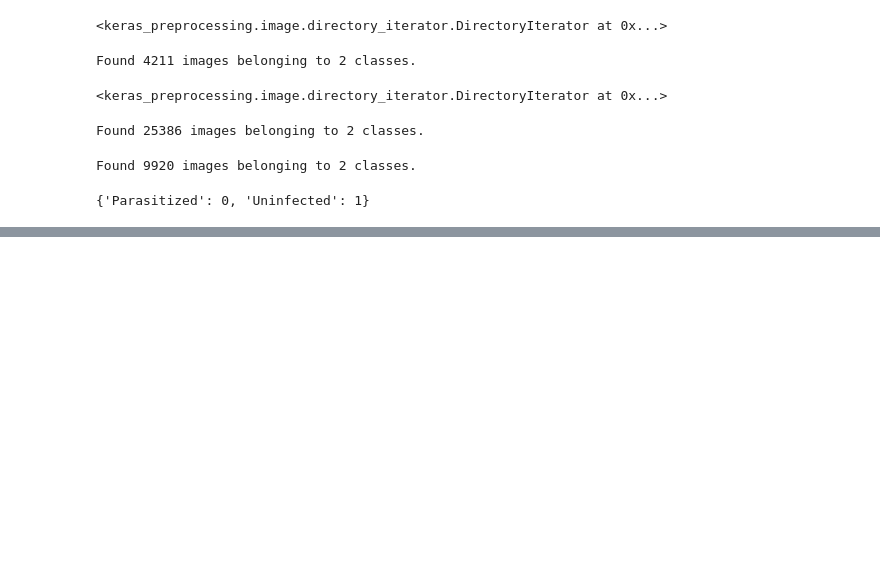
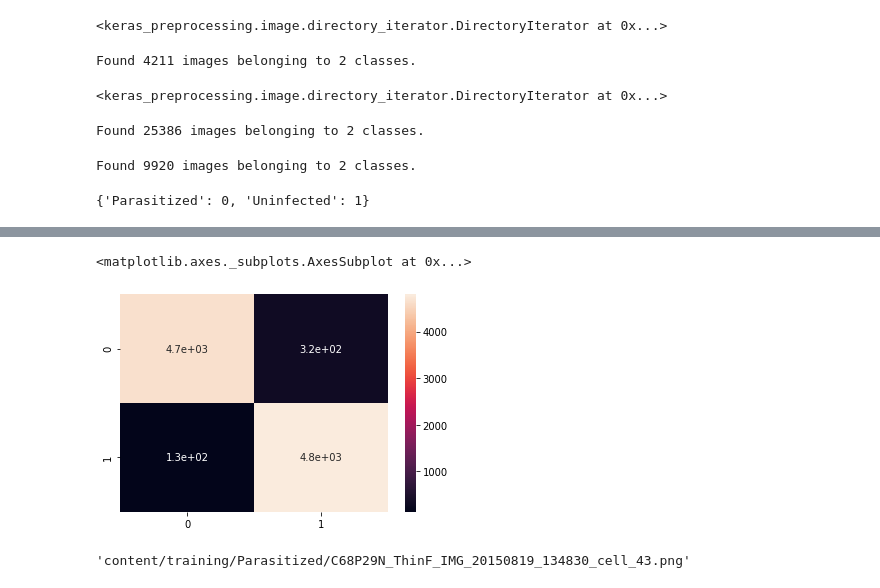
Before and after one commit to Vsanku01/Deep-Learning-Tuts, a Jupyter notebook: Malaria_Detection.ipynb, the cells around one changed output, grey strips where cells are left out. Saved outputs shown, nothing was run; the diff lists cells and outputs as text; code cells hidden in the pictures; blank space fills up the shorter version.

Commit message:
Classification of Malaria-Infected Cells Using Deep Convolutional Neural Networks

```diff
--- a/Malaria_Detection.ipynb
+++ b/Malaria_Detection.ipynb
@@ -356,0 +394,2 @@ result[['loss','val_loss']].plot()
+# %%
+pred = model.predict_generator(test_image_gen)
@@ -356,0 +410,2 @@ result[['loss','val_loss']].plot()
+# %%
+predictions = pred > 0.5 # Most important line cause it determines the precision and accuracy tradeoff
@@ -356,0 +433,9 @@ result[['loss','val_loss']].plot()
+# %%
+sns.heatmap(confusion_matrix(test_image_gen.classes,predictions),annot=True)
+# %% [output]
+<matplotlib.axes._subplots.AxesSubplot at 0x...>
+[figure, added]
+# %%
+para_cell
+# %% [output]
+'content/training/Parasitized/C68P29N_ThinF_IMG_20150819_134830_cell_43.png'
```
Also changed, not shown: parts of 26 cells of this notebook.
